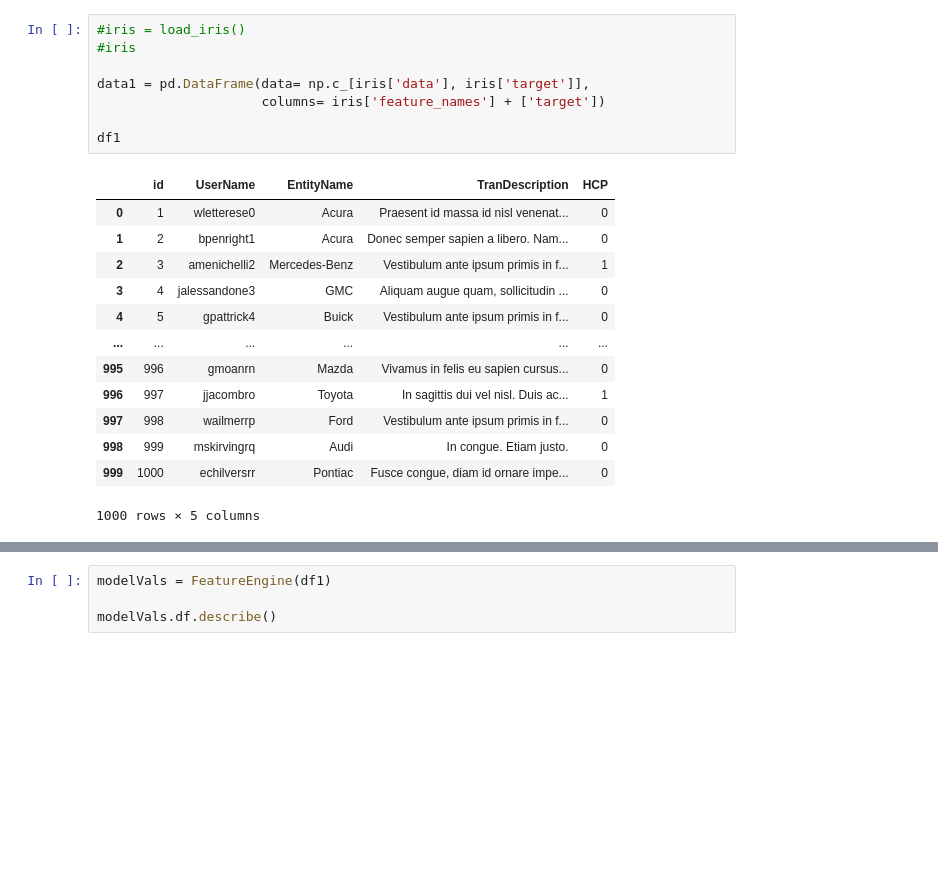
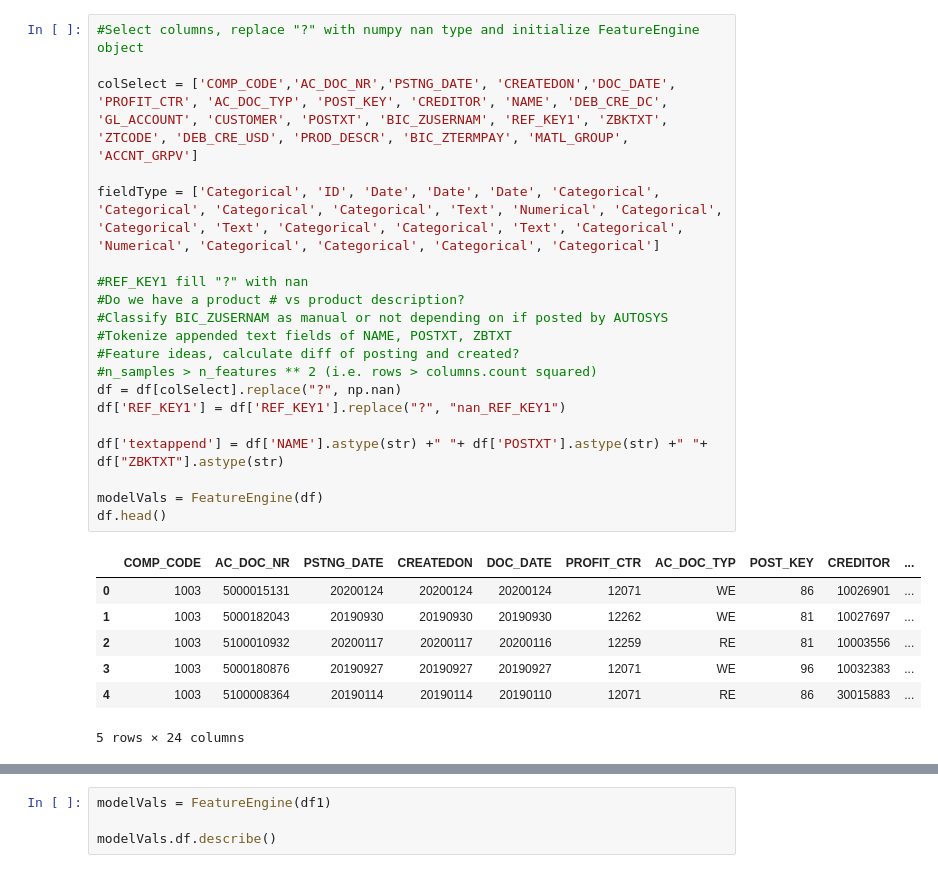
Before and after one commit to dylan1218/ClassificationProject, a Jupyter notebook: ModelsDL.ipynb, the cells around one changed output, grey strips where cells are left out. Cells and saved outputs as stored; diff of their text form; blank space fills up the shorter version.

```diff
--- a/ModelsDL.ipynb
+++ b/ModelsDL.ipynb
@@ -27,25 +33,31 @@ df1 = pd.read_csv(pathBase + "\dataset.csv")
 #https://towardsdatascience.com/the-art-of-effective-visualization-of-multi-dimensional-data-6c7202990c57
 # %% [output]
 c:\Users\dylan.levine\Development\HCP Classification\HCP-Classification
-# %%
-#iris = load_iris()
-#iris
-
-data1 = pd.DataFrame(data= np.c_[iris['data'], iris['target']],
-                     columns= iris['feature_names'] + ['target'])
-
-df1
-# %% [output]
-|  | id | UserName | EntityName | TranDescription | HCP |
-| 0 | 1 | wletterese0 | Acura | Praesent id massa id nisl venenat... | 0 |
-| 1 | 2 | bpenright1 | Acura | Donec semper sapien a libero. Nam... | 0 |
-| 2 | 3 | amenichelli2 | Mercedes-Benz | Vestibulum ante ipsum primis in f... | 1 |
-| 3 | 4 | jalessandone3 | GMC | Aliquam augue quam, sollicitudin ... | 0 |
-| 4 | 5 | gpattrick4 | Buick | Vestibulum ante ipsum primis in f... | 0 |
-| ... | ... | ... | ... | ... | ... |
-| 995 | 996 | gmoanrn | Mazda | Vivamus in felis eu sapien cursus... | 0 |
-| 996 | 997 | jjacombro | Toyota | In sagittis dui vel nisl. Duis ac... | 1 |
-| 997 | 998 | wailmerrp | Ford | Vestibulum ante ipsum primis in f... | 0 |
-| 998 | 999 | mskirvingrq | Audi | In congue. Etiam justo. | 0 |
-| 999 | 1000 | echilversrr | Pontiac | Fusce congue, diam id ornare impe... | 0 |
-1000 rows × 5 columns
+# %%
+#Select columns, replace "?" with numpy nan type and initialize FeatureEngine object
+
+colSelect = ['COMP_CODE','AC_DOC_NR','PSTNG_DATE', 'CREATEDON','DOC_DATE', 'PROFIT_CTR', 'AC_DOC_TYP', 'POST_KEY', 'CREDITOR', 'NAME', 'DEB_CRE_DC', 'GL_ACCOUNT', 'CUSTOMER', 'POSTXT', 'BIC_ZUSERNAM', 'REF_KEY1', 'ZBKTXT', 'ZTCODE', 'DEB_CRE_USD', 'PROD_DESCR', 'BIC_ZTERMPAY', 'MATL_GROUP', 'ACCNT_GRPV']
+
+fieldType = ['Categorical', 'ID', 'Date', 'Date', 'Date', 'Categorical', 'Categorical', 'Categorical', 'Categorical', 'Text', 'Numerical', 'Categorical', 'Categorical', 'Text', 'Categorical', 'Categorical', 'Text', 'Categorical', 'Numerical', 'Categorical', 'Categorical', 'Categorical', 'Categorical']
+
+#REF_KEY1 fill "?" with nan
+#Do we have a product # vs product description?
+#Classify BIC_ZUSERNAM as manual or not depending on if posted by AUTOSYS
+#Tokenize appended text fields of NAME, POSTXT, ZBTXT
+#Feature ideas, calculate diff of posting and created?
+#n_samples > n_features ** 2 (i.e. rows > columns.count squared)
+df = df[colSelect].replace("?", np.nan)
+df['REF_KEY1'] = df['REF_KEY1'].replace("?", "nan_REF_KEY1")
+
+df['textappend'] = df['NAME'].astype(str) +" "+ df['POSTXT'].astype(str) +" "+ df["ZBKTXT"].astype(str)
+
+modelVals = FeatureEngine(df)
+df.head()
+# %% [output]
+|  | COMP_CODE | AC_DOC_NR | PSTNG_DATE | CREATEDON | DOC_DATE | PROFIT_CTR | AC_DOC_TYP | POST_KEY | CREDITOR | ... |
+| 0 | 1003 | 5000015131 | 20200124 | 20200124 | 20200124 | 12071 | WE | 86 | 10026901 | ... |
+| 1 | 1003 | 5000182043 | 20190930 | 20190930 | 20190930 | 12262 | WE | 81 | 10027697 | ... |
+| 2 | 1003 | 5100010932 | 20200117 | 20200117 | 20200116 | 12259 | RE | 81 | 10003556 | ... |
+| 3 | 1003 | 5000180876 | 20190927 | 20190927 | 20190927 | 12071 | WE | 96 | 10032383 | ... |
+| 4 | 1003 | 5100008364 | 20190114 | 20190114 | 20190110 | 12071 | RE | 86 | 30015883 | ... |
+5 rows × 24 columns
```
Also changed, not shown: parts of 2 cells of this notebook, 4 other files.
